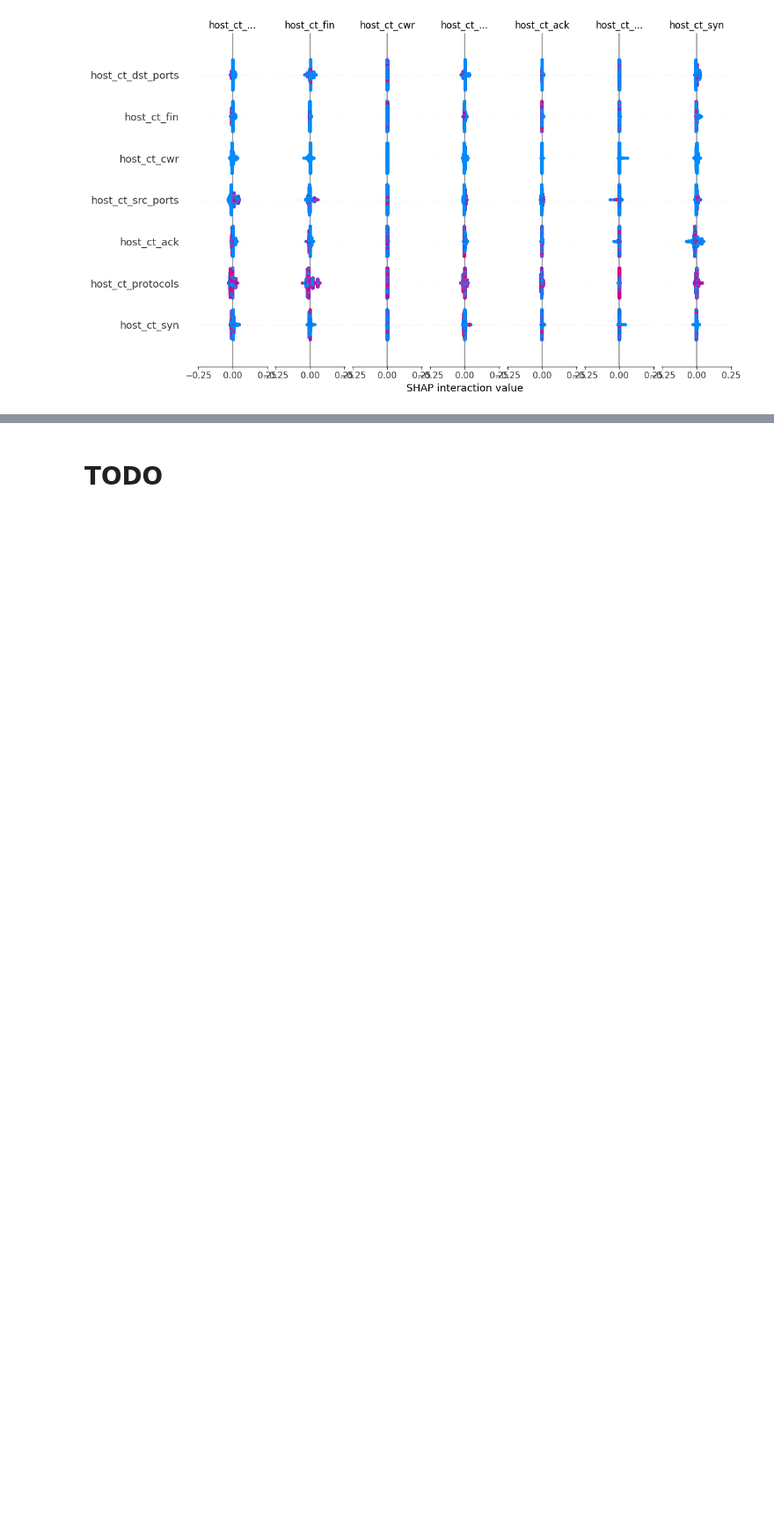
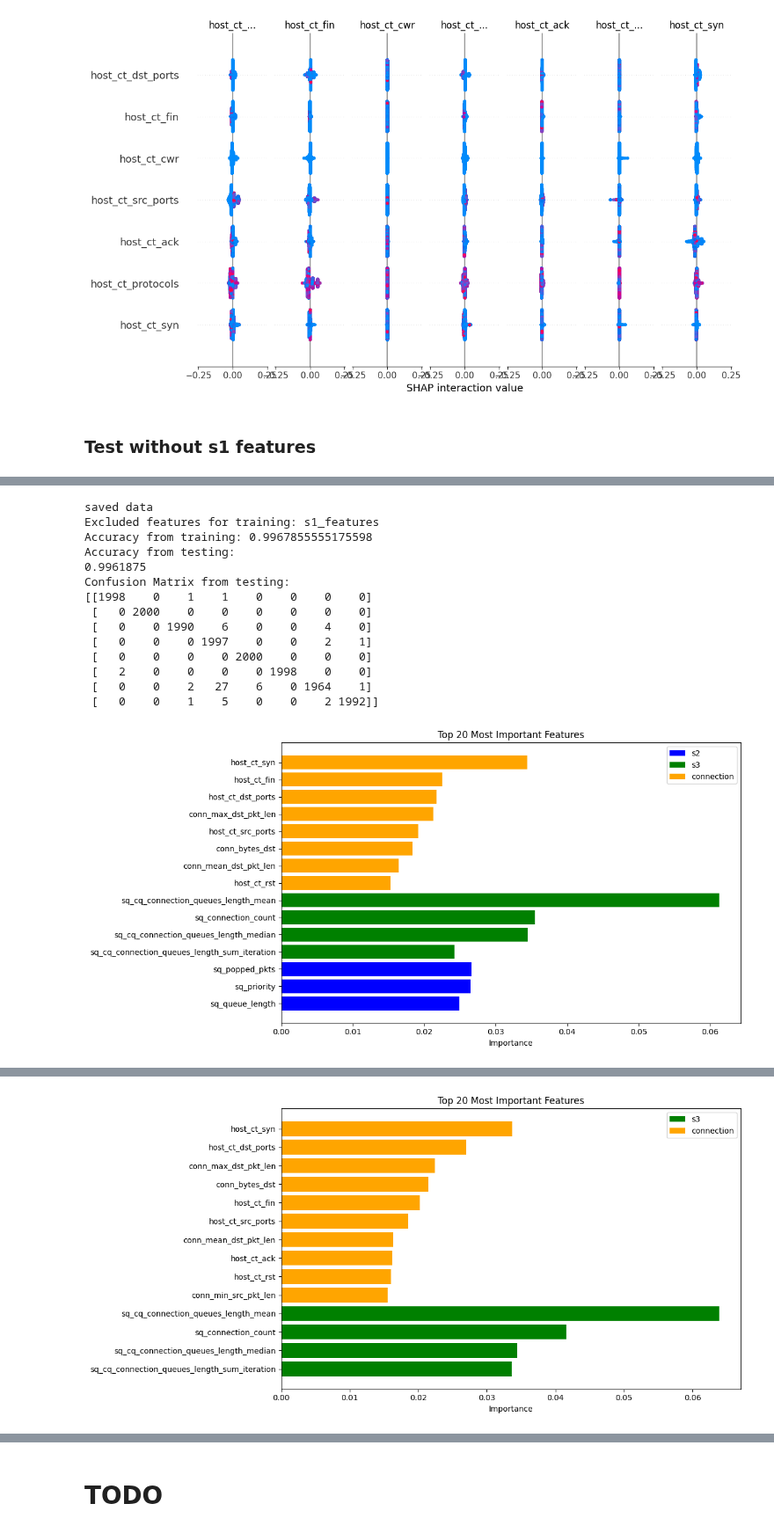
Before and after one commit to JannisMeyer/HSP_IDS, a Jupyter notebook: parquet.ipynb, the cells around one changed output, grey strips where cells are left out. Shown at 88% size. Drawn from its saved outputs; the diff is of its cells as text; code cells hidden in the pictures; blank space fills up the shorter version.

Commit message:
executed train test with less features

```diff
--- a/parquet.ipynb
+++ b/parquet.ipynb
@@ -222,8 +231,8 @@ dp.plt.show()
 # %%
 rfc = dp.pp.load('/home/hsp252/Development/HSP_IDS/rfc_balanced.pkl')
-test_fvs, test_labels = dp.get_fvs_from_parquet(parquet_paths,
-                                                2000,
-                                                attack_types,
+test_fvs, test_labels = dp.get_fvs_from_parquet(parquet_paths=parquet_paths,
+                                                NR_ELEMENTS=2000,
+                                                attack_types=attack_types,
                                                 all_samples=False)
 
 explainer = shap.TreeExplainer(rfc)
@@ -235,3 +244,55 @@ shap.summary_plot(shap_values, test_fvs)
 [05-07-2025 12:09:29] [pypickle.pypickle] [INFO] Loading Pickle file: [/home/hsp252/Development/HSP_IDS/rfc_balanced.pkl]
 [figure]
 [figure]
+# %% [markdown]
+### Test without s1 features
+# %%
+for x in range(3):
+
+    # exclude features
+    all_features = [s1_features, s2_features, s3_features]
+    all_features_names = ['s1_features', 's2_features', 's3_features']
+    excluded_features = [f for features in all_features[:x+1] for f in features]
+
+    # train
+    train_fvs, train_labels = dp.get_fvs_from_parquet(parquet_paths=parquet_paths,
+                                                    NR_ELEMENTS=NR_MIN_ELEMENTS_IN_ALL_FILES,
+                                                    attack_types=attack_types,
+                                                    all_samples=False)
+
+    train_fvs = train_fvs.loc[:, ~train_fvs.columns.isin(excluded_features)]
+
+    best_rfc, best_params_before, predictions, accuracy, feature_importances = dl.rfc(train_fvs, train_labels)
+    dl.save_to_pickle(best_rfc, '/home/hsp252/Development/HSP_IDS/rfc_without_s1.pkl')
+    print(f"Excluded features for training: {', '.join(all_features_names[:x+1])}")
+    print(f"Accuracy from training: {accuracy}")
+
+    # get important features from training
+    feature_importance_df = dp.pd.DataFrame({'feature': train_fvs.columns, 'importance': feature_importances})
+    feature_importance_df = feature_importance_df.sort_values(by='importance', ascending=False)
+    important_features = feature_importance_df['feature'][:20][::-1].to_numpy()
+    important_features_values = feature_importance_df['importance'][:20][::-1].to_numpy()
+
+    # test
+    test_fvs, test_labels = dp.get_fvs_from_parquet(parquet_paths=parquet_paths,
+                                                            NR_ELEMENTS=2000,
+                                                            attack_types=attack_types,
+                                                            all_samples=False)
+    test_fvs = test_fvs.loc[:, ~test_fvs.columns.isin(excluded_features)]
+
+    test_predictions = best_rfc.predict(test_fvs)
+
+    test_accuracy = dl.accuracy_score(test_labels, test_predictions)
+    test_confusion_matrix = dl.confusion_matrix(labels=attack_types, y_true=test_labels, y_pred=test_predictions)
+
+    print(f"Accuracy from testing:{test_accuracy}")
+    print(f"Confusion Matrix from testing:\n{test_confusion_matrix}\n")
+
+    # plot feature importances
+    dp.plot_feature_importances(important_features,
+                                important_features_values,
+                                s1_features,
+                                s2_features,
+                                s3_features,
+                                connection_features)
+# %% [output]
@@ -237,0 +300,15 @@ shap.summary_plot(shap_values, test_fvs)
+saved data
+Excluded features for training: s1_features
+Accuracy from training: 0.9967855555175598
+Accuracy from testing:
+0.9961875
+Confusion Matrix from testing:
+[[1998    0    1    1    0    0    0    0]
+ [   0 2000    0    0    0    0    0    0]
+ [   0    0 1990    6    0    0    4    0]
+ [   0    0    0 1997    0    0    2    1]
+ [   0    0    0    0 2000    0    0    0]
+ [   2    0    0    0    0 1998    0    0]
+ [   0    0    2   27    6    0 1964    1]
+ [   0    0    1    5    0    0    2 1992]]
+[figure, added]
@@ -237,0 +330 @@ shap.summary_plot(shap_values, test_fvs)
+[figure, added]
```
Also changed, not shown: parts of 20 cells of this notebook, 3 other files.
